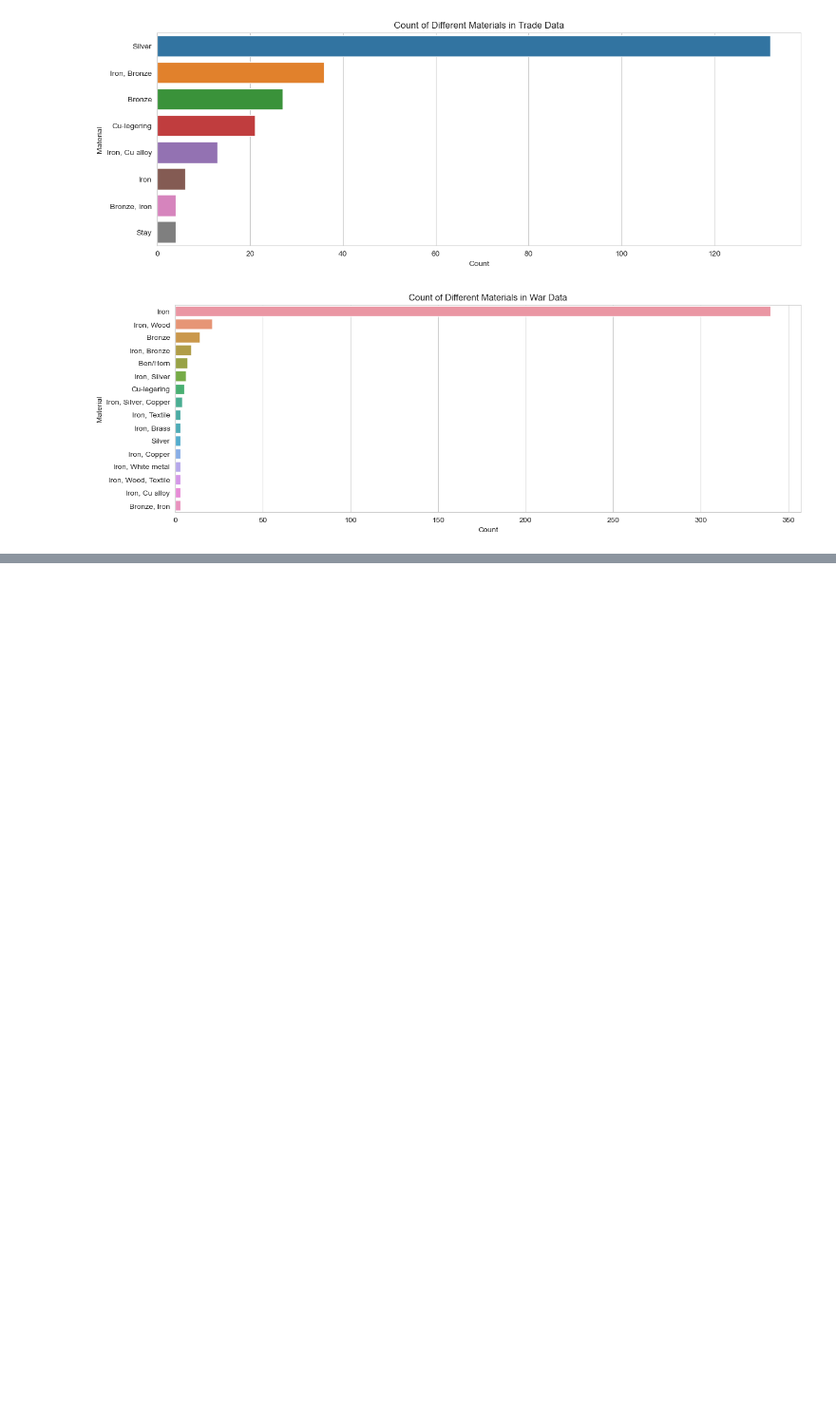
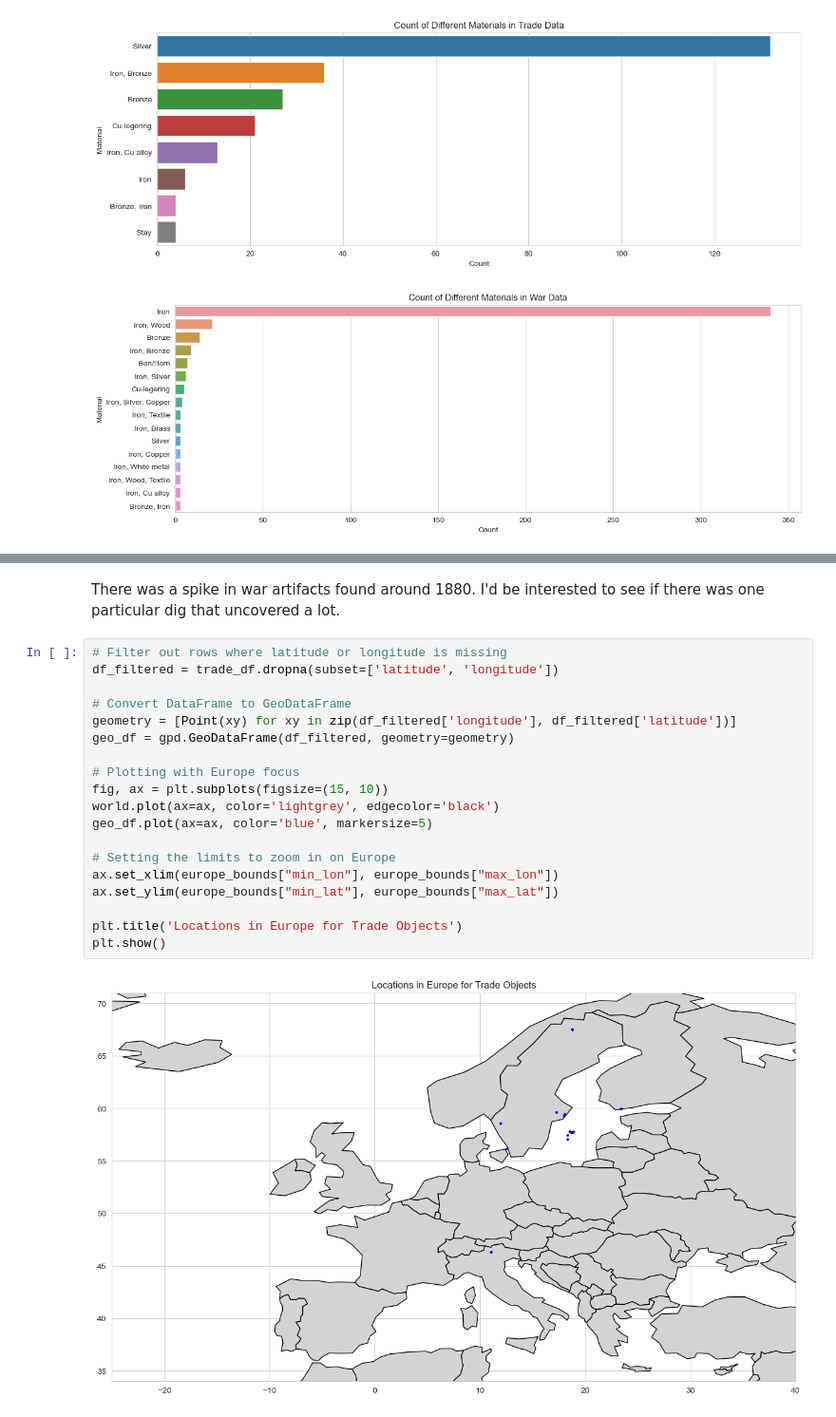
Before and after one commit to alpal923/ST386_Final_Project, a Jupyter notebook: EDA_Stuff/Viking_artifacts_EDA.ipynb, the cells around one changed output, grey strips where cells are left out. Shown at 95% size. Cells and saved outputs as stored; diff of their text form; blank space fills up the shorter version.

```diff
--- a/EDA_Stuff/Viking_artifacts_EDA.ipynb
+++ b/EDA_Stuff/Viking_artifacts_EDA.ipynb
@@ -233,0 +288,23 @@ create_filtered_plots(war_df, 'War Data', threshold=3)
+# %% [markdown]
+There was a spike in war artifacts found around 1880. I'd be interested to see if there was one particular dig that uncovered a lot.
+# %%
+# Filter out rows where latitude or longitude is missing
+df_filtered = trade_df.dropna(subset=['latitude', 'longitude'])
+
+# Convert DataFrame to GeoDataFrame
+geometry = [Point(xy) for xy in zip(df_filtered['longitude'], df_filtered['latitude'])]
+geo_df = gpd.GeoDataFrame(df_filtered, geometry=geometry)
+
+# Plotting with Europe focus
+fig, ax = plt.subplots(figsize=(15, 10))
+world.plot(ax=ax, color='lightgrey', edgecolor='black')
+geo_df.plot(ax=ax, color='blue', markersize=5)
+
+# Setting the limits to zoom in on Europe
+ax.set_xlim(europe_bounds["min_lon"], europe_bounds["max_lon"])
+ax.set_ylim(europe_bounds["min_lat"], europe_bounds["max_lat"])
+
+plt.title('Locations in Europe for Trade Objects')
+plt.show()
+# %% [output]
+[figure, added]
```
Also changed, not shown: parts of 17 cells of this notebook, 11 other files.
